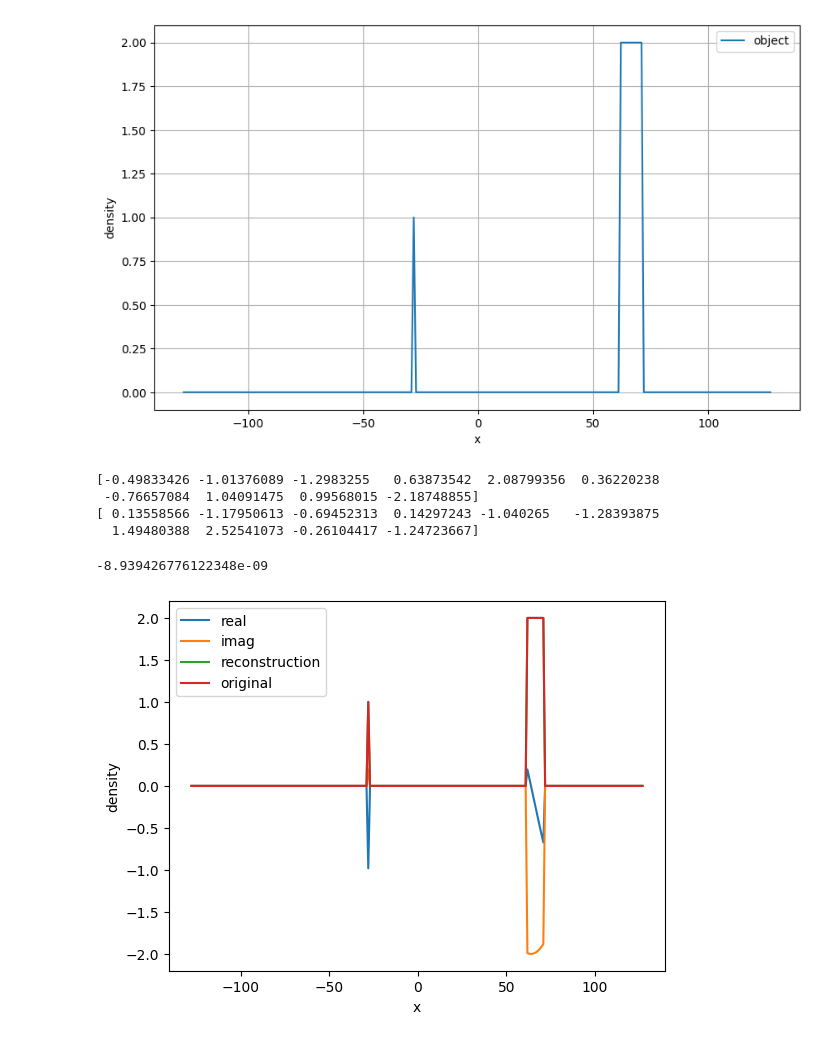
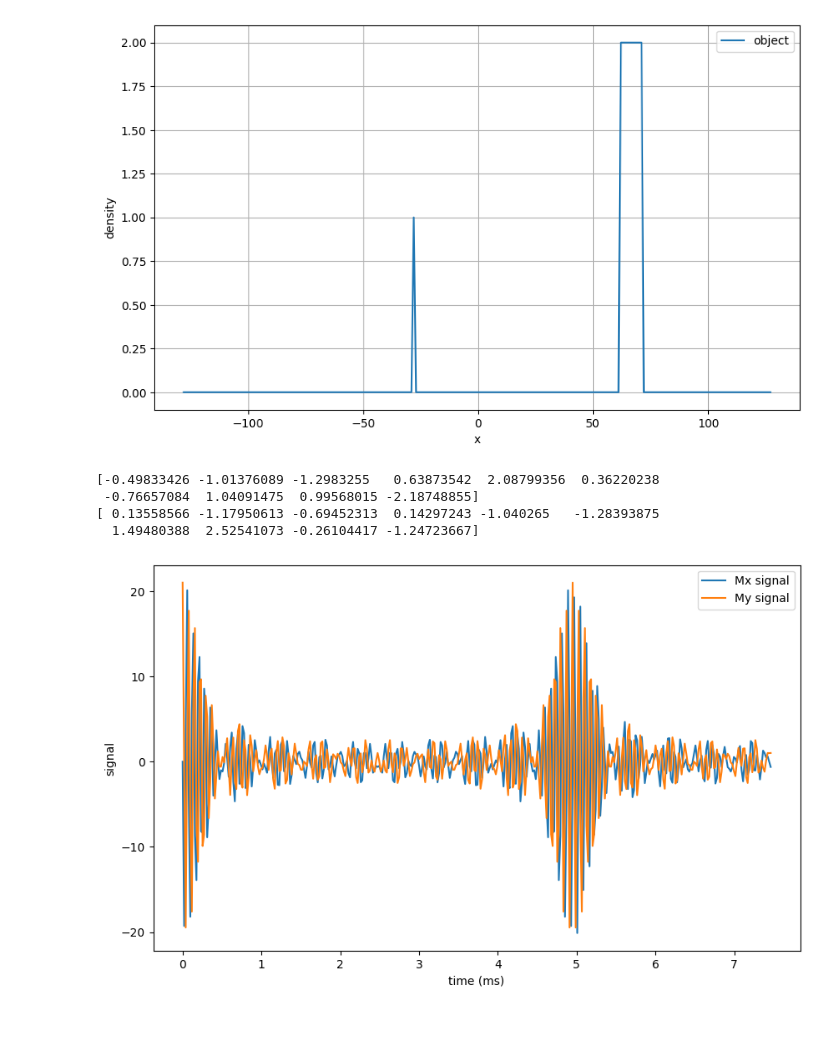
Before and after one commit to chongfengling/MRI-pulse-sequence-optimization, a Jupyter notebook: src/simulator.ipynb, the cells around one changed output. Cells and saved outputs as stored; diff of their text form; code cells hidden in the pictures.

Commit message:
display all figures

```diff
--- a/src/simulator.ipynb
+++ b/src/simulator.ipynb
@@ -64,58 +64,40 @@ plt.grid()
 # create spins after the rf pulse (lying on the y-axis)
 # assume the spins are lying on each sampling point over y-axis
 m0 = 1.0
 w_0 = 0
 vec_spins = np.zeros((3, N))
 vec_spins[1, :] = 1
 
 # define larmor frequency w_G of spins during relaxation
 # shape = (number of time steps, number of sampling points)
 w_G = np.outer(G_values, x_axis) * gamma * 1e-3 + w_0
 
 res = multiple_Relaxation(vec_spins, m0=m0, w=0, w0=w_G, t1=1e10, t2=1e10, t=1.5*Ts, steps=int(N*1.5), axis='z')
 
 store = []
 for i in range(2):
     tmp = res[i,:,:].squeeze() # shape: (number of steps, number of sampling points)
 
     store.append(tmp @ density) # multiply by true density
 
 Mx_1, My_1 = store[0][:int(N/2)], store[1][:int(N/2)]
 Mx_2, My_2 = store[0][int(N/2):], store[1][int(N/2):]
 
-# signal_Mx = np.concatenate((Mx_1, Mx_2), axis=0)
-# signal_My = np.concatenate((My_1, My_2), axis=0)
-# fig, ax = plt.subplots(figsize=(10, 6))
-# plt.plot(t_axis, signal_Mx, label='Mx signal')
-# plt.plot(t_axis, signal_My, label='My signal')
-# plt.legend()
-# plt.xlabel('time (ms)')
-# plt.ylabel('signal')
+# plot the full signal
+signal_Mx = np.concatenate((Mx_1, Mx_2), axis=0)
+signal_My = np.concatenate((My_1, My_2), axis=0)
+fig, ax = plt.subplots(figsize=(10, 6))
+plt.plot(t_axis, signal_Mx, label='Mx signal')
+plt.plot(t_axis, signal_My, label='My signal')
+plt.legend()
+plt.xlabel('time (ms)')
+plt.ylabel('signal')
 
 print(Mx_2[:10])
 print(My_2[:10])
-
-adc_signal = Mx_2 * 1 + 1j * My_2
-
-re_density = np.fft.fftshift(np.fft.ifft(np.fft.fftshift(adc_signal)))
-plt.plot(x_axis, np.real(re_density), label='real')
-plt.plot(x_axis, np.imag(re_density), label='imag')
-plt.legend()
-plt.xlabel('x')
-plt.ylabel('reconstructed density')
-
-plt.plot(x_axis, np.abs(re_density), label='reconstruction')
-plt.plot(x_axis, density, label='original')
-plt.legend()
-plt.xlabel('x')
-plt.ylabel('density')
-
-error = np.sum(np.abs(re_density) - density)
-error
 # %% [output]
 [-0.49833426 -1.01376089 -1.2983255   0.63873542  2.08799356  0.36220238
  -0.76657084  1.04091475  0.99568015 -2.18748855]
 [ 0.13558566 -1.17950613 -0.69452313  0.14297243 -1.040265   -1.28393875
   1.49480388  2.52541073 -0.26104417 -1.24723667]
--8.939426776122348e-09
-[figure, old version]
+[figure, new version]
```
Also changed, not shown: parts of 2 cells of this notebook.
